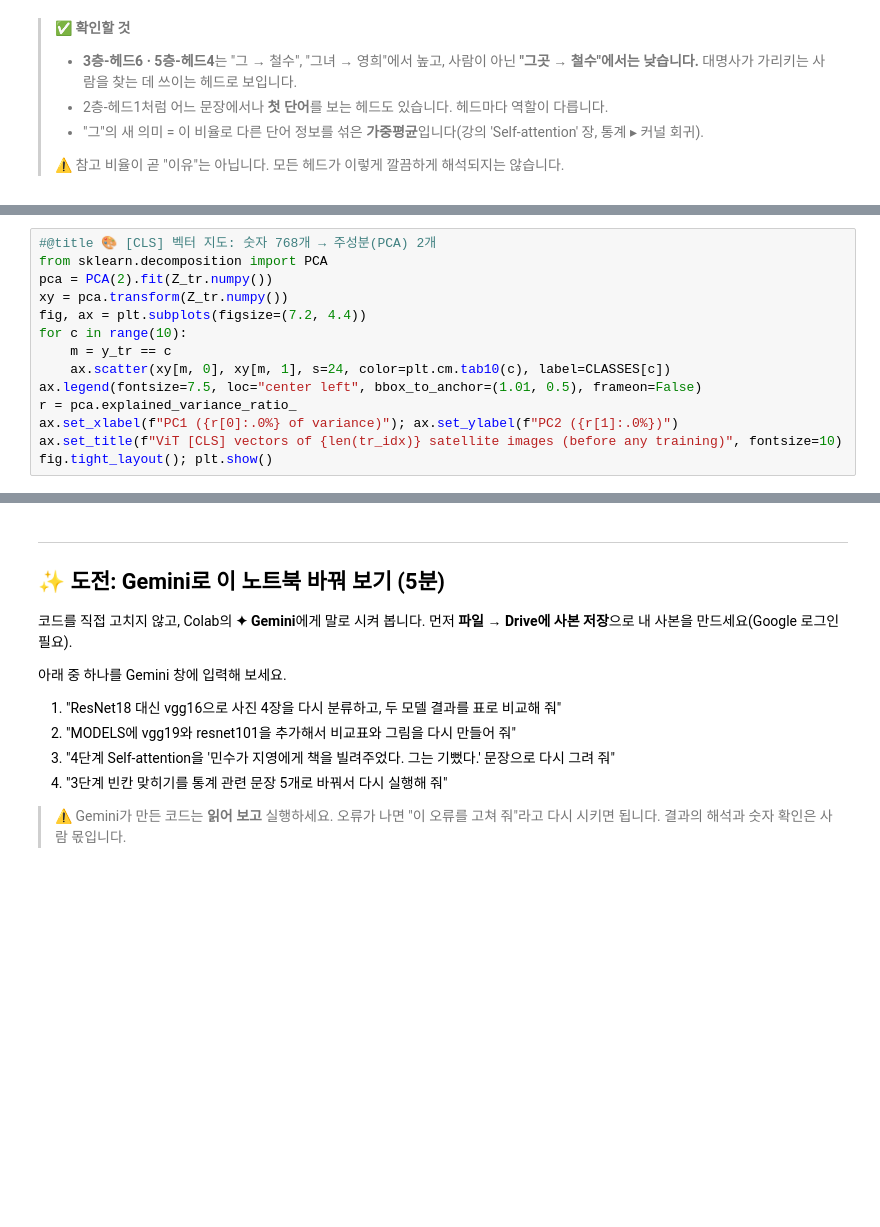
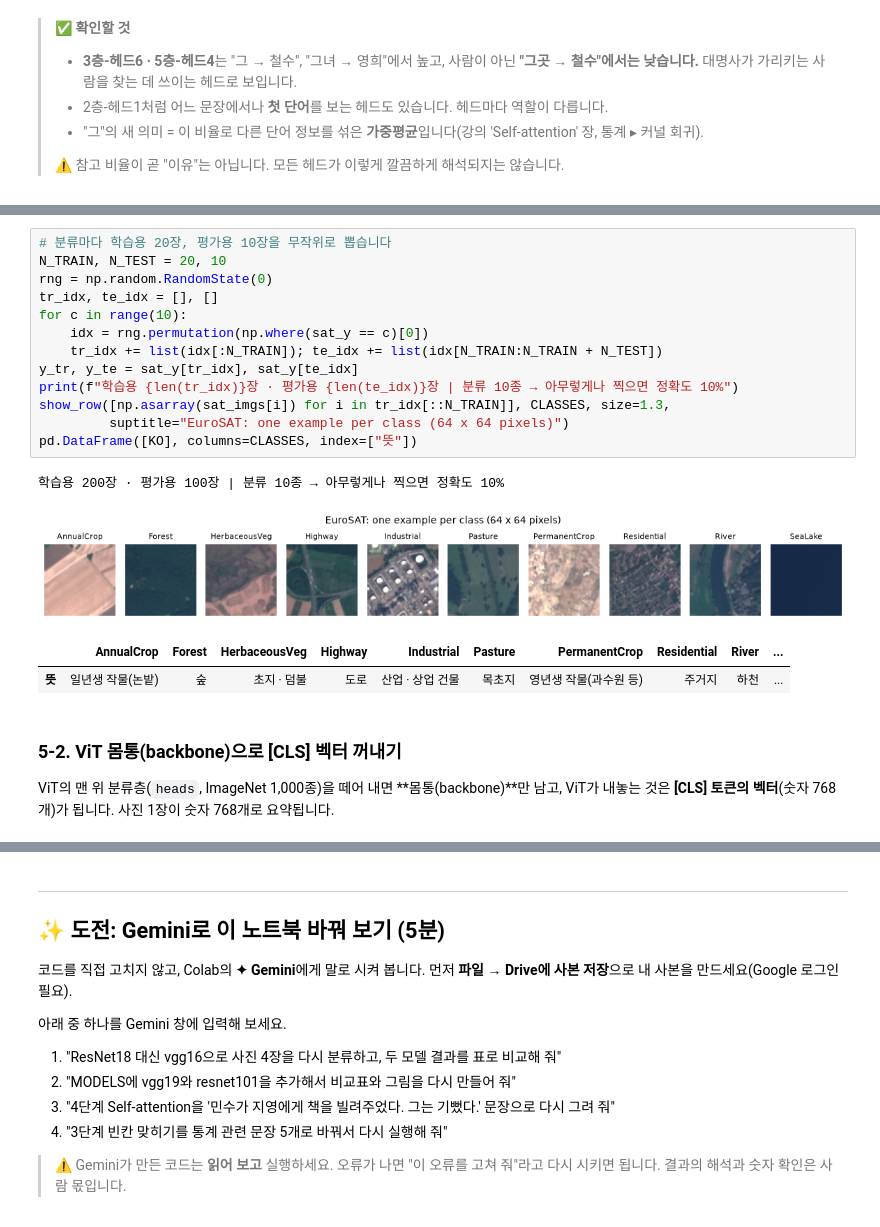
Before and after one commit to sunghoonim/stat-ai-2026, a Jupyter notebook: lab1_inference_cnn_transformer.ipynb, the cells around one changed output, grey strips where cells are left out. Drawn from its saved outputs; the diff is of its cells as text; blank space fills up the shorter version.

```diff
--- a/lab1_inference_cnn_transformer.ipynb
+++ b/lab1_inference_cnn_transformer.ipynb
@@ -476,14 +397,0 @@ pd.DataFrame({"정답": [f"{CLASSES[c]} ({KO[c]})" for c in range(10)],
-# %%
-#@title 🎨 [CLS] 벡터 지도: 숫자 768개 → 주성분(PCA) 2개
-from sklearn.decomposition import PCA
-pca = PCA(2).fit(Z_tr.numpy())
-xy = pca.transform(Z_tr.numpy())
-fig, ax = plt.subplots(figsize=(7.2, 4.4))
-for c in range(10):
-    m = y_tr == c
-    ax.scatter(xy[m, 0], xy[m, 1], s=24, color=plt.cm.tab10(c), label=CLASSES[c])
-ax.legend(fontsize=7.5, loc="center left", bbox_to_anchor=(1.01, 0.5), frameon=False)
-r = pca.explained_variance_ratio_
-ax.set_xlabel(f"PC1 ({r[0]:.0%} of variance)"); ax.set_ylabel(f"PC2 ({r[1]:.0%})")
-ax.set_title(f"ViT [CLS] vectors of {len(tr_idx)} satellite images (before any training)", fontsize=10)
-fig.tight_layout(); plt.show()
@@ -560,0 +426,21 @@ pd.DataFrame(rows).T
+# %%
+# 분류마다 학습용 20장, 평가용 10장을 무작위로 뽑습니다
+N_TRAIN, N_TEST = 20, 10
+rng = np.random.RandomState(0)
+tr_idx, te_idx = [], []
+for c in range(10):
+    idx = rng.permutation(np.where(sat_y == c)[0])
+    tr_idx += list(idx[:N_TRAIN]); te_idx += list(idx[N_TRAIN:N_TRAIN + N_TEST])
+y_tr, y_te = sat_y[tr_idx], sat_y[te_idx]
+print(f"학습용 {len(tr_idx)}장 · 평가용 {len(te_idx)}장 | 분류 10종 → 아무렇게나 찍으면 정확도 10%")
+show_row([np.asarray(sat_imgs[i]) for i in tr_idx[::N_TRAIN]], CLASSES, size=1.3,
+         suptitle="EuroSAT: one example per class (64 x 64 pixels)")
+pd.DataFrame([KO], columns=CLASSES, index=["뜻"])
+# %% [output]
+학습용 200장 · 평가용 100장 | 분류 10종 → 아무렇게나 찍으면 정확도 10%
+[figure, added]
+|  | AnnualCrop | Forest | HerbaceousVeg | Highway | Industrial | Pasture | PermanentCrop | Residential | River | ... |
+| 뜻 | 일년생 작물(논밭) | 숲 | 초지 · 덤불 | 도로 | 산업 · 상업 건물 | 목초지 | 영년생 작물(과수원 등) | 주거지 | 하천 | ... |
+# %% [markdown]
+### 5-2. ViT 몸통(backbone)으로 [CLS] 벡터 꺼내기
+ViT의 맨 위 분류층(`heads`, ImageNet 1,000종)을 떼어 내면 **몸통(backbone)**만 남고, ViT가 내놓는 것은 **[CLS] 토큰의 벡터**(숫자 768개)가 됩니다. 사진 1장이 숫자 768개로 요약됩니다.
```
Also changed, not shown: parts of 22 cells of this notebook, 1 other file.
